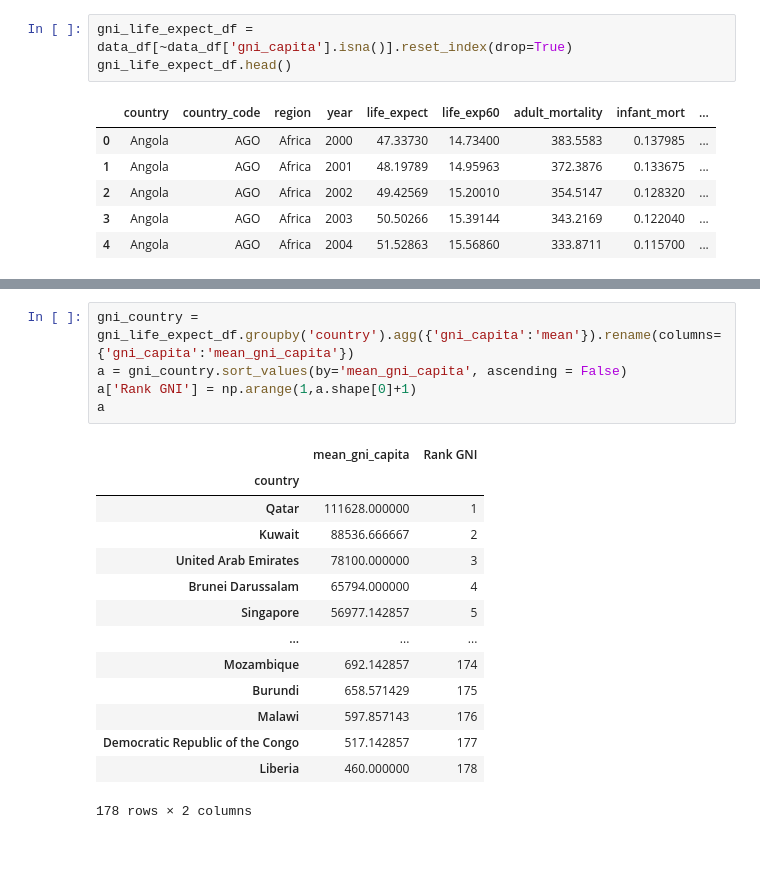
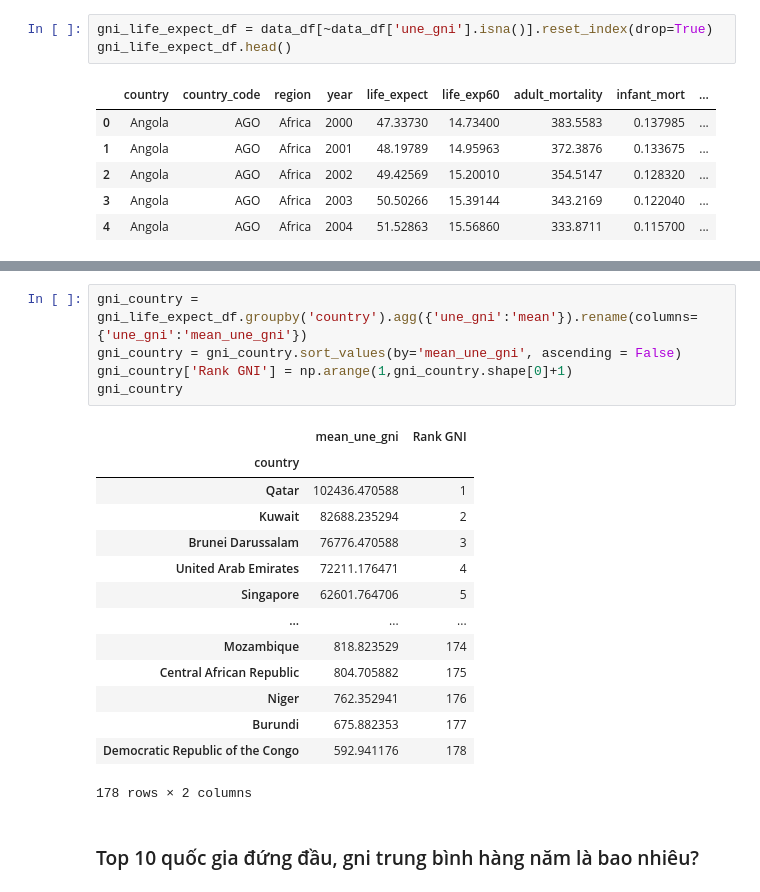
Before and after one commit to XQuyTran/Final_Project_LTKHDL, a Jupyter notebook: Version01-P4DS.ipynb, the cells around one changed output, grey strips where cells are left out. Drawn from its saved outputs; the diff is of its cells as text; blank space fills up the shorter version.

```diff
--- a/Version01-P4DS.ipynb
+++ b/Version01-P4DS.ipynb
@@ -593,7 +601,7 @@ forecast_life_expectancy.head(10)
 # %% [markdown]
 **Notes:** Bởi vì đang tìm mối quan hệ giữa gni với life expectancy nên những quốc gia không có số liệu về gni sẽ bị loại bỏ. Điều này không ảnh hưởng tới việc biểu diễn mối quan hệ giữa 2 thuộc tính này.
 # %%
-gni_life_expect_df = data_df[~data_df['gni_capita'].isna()].reset_index(drop=True)
+gni_life_expect_df = data_df[~data_df['une_gni'].isna()].reset_index(drop=True)
 gni_life_expect_df.head()
 # %% [output]
 |  | country | country_code | region | year | life_expect | life_exp60 | adult_mortality | infant_mort | ... |
@@ -626,21 +645,23 @@ plt.show()
 # %%
-gni_country = gni_life_expect_df.groupby('country').agg({'gni_capita':'mean'}).rename(columns={'gni_capita':'mean_gni_capita'})
-a = gni_country.sort_values(by='mean_gni_capita', ascending = False)
-a['Rank GNI'] = np.arange(1,a.shape[0]+1)
-a
+gni_country = gni_life_expect_df.groupby('country').agg({'une_gni':'mean'}).rename(columns={'une_gni':'mean_une_gni'})
+gni_country = gni_country.sort_values(by='mean_une_gni', ascending = False)
+gni_country['Rank GNI'] = np.arange(1,gni_country.shape[0]+1)
+gni_country
 # %% [output]
-|  | mean_gni_capita | Rank GNI |
+|  | mean_une_gni | Rank GNI |
 | country |  |  |
-| Qatar | 111628.000000 | 1 |
-| Kuwait | 88536.666667 | 2 |
-| United Arab Emirates | 78100.000000 | 3 |
-| Brunei Darussalam | 65794.000000 | 4 |
-| Singapore | 56977.142857 | 5 |
+| Qatar | 102436.470588 | 1 |
+| Kuwait | 82688.235294 | 2 |
+| Brunei Darussalam | 76776.470588 | 3 |
+| United Arab Emirates | 72211.176471 | 4 |
+| Singapore | 62601.764706 | 5 |
 | ... | ... | ... |
-| Mozambique | 692.142857 | 174 |
-| Burundi | 658.571429 | 175 |
-| Malawi | 597.857143 | 176 |
-| Democratic Republic of the Congo | 517.142857 | 177 |
-| Liberia | 460.000000 | 178 |
+| Mozambique | 818.823529 | 174 |
+| Central African Republic | 804.705882 | 175 |
+| Niger | 762.352941 | 176 |
+| Burundi | 675.882353 | 177 |
+| Democratic Republic of the Congo | 592.941176 | 178 |
 178 rows × 2 columns
+# %% [markdown]
+### Top 10 quốc gia đứng đầu, gni trung bình hàng năm là bao nhiêu?
 # %%
```
Also changed, not shown: parts of 20 cells of this notebook.
